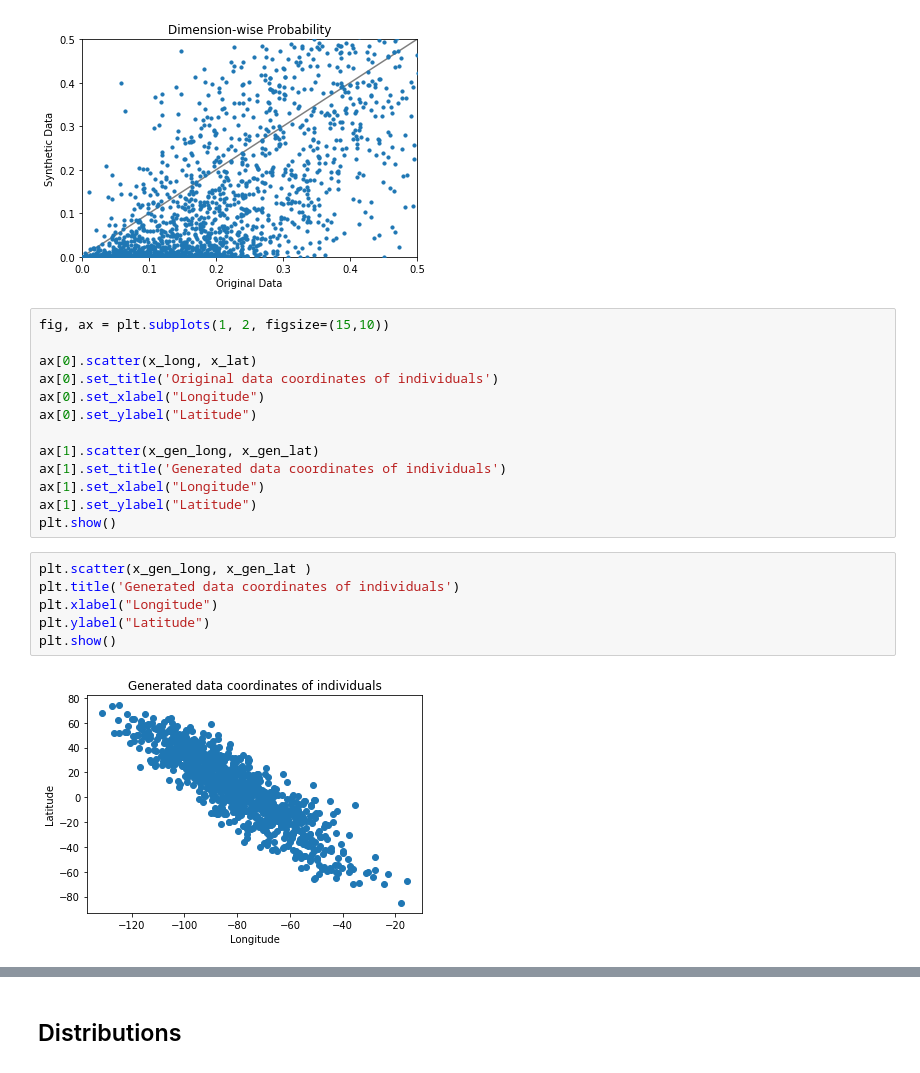
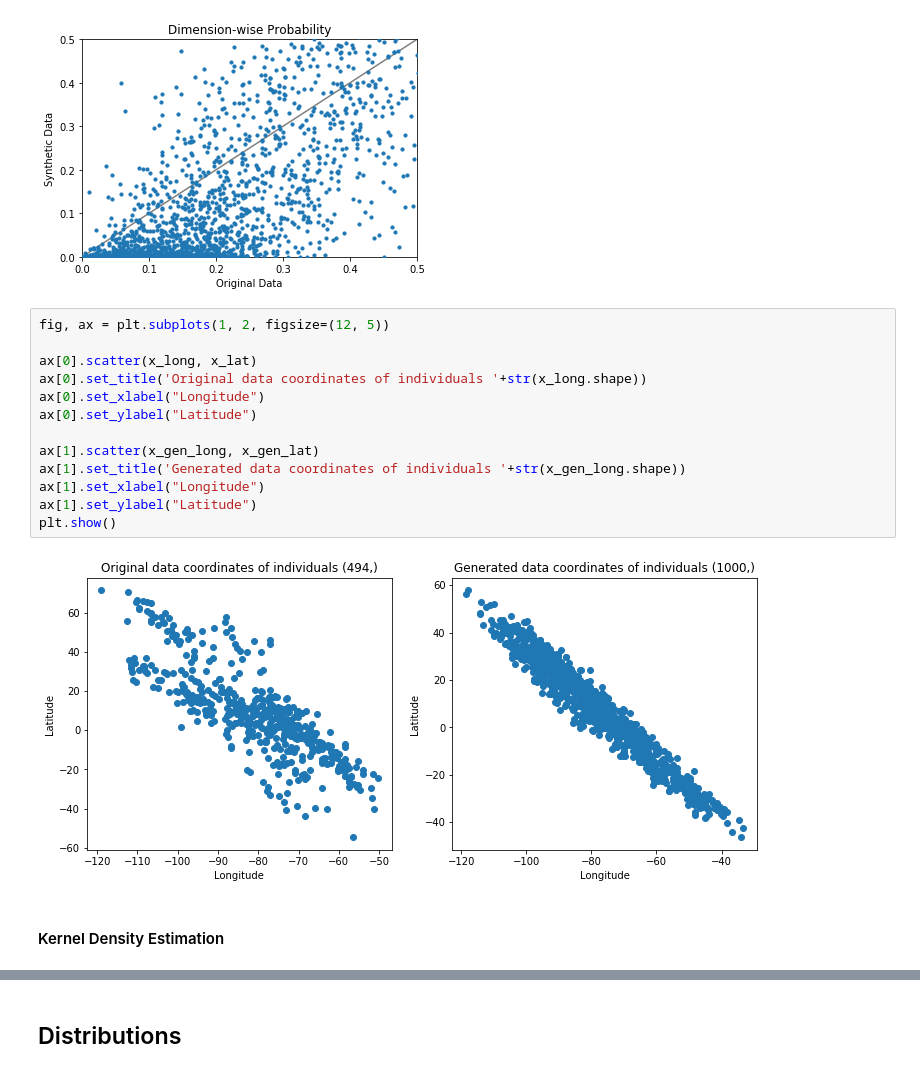
Before and after one commit to thomasgrsp/workaroundmedgan, a Jupyter notebook: notebooks/medgan_pca.ipynb, the cells around one changed output, grey strips where cells are left out. Saved outputs shown, nothing was run; the diff lists cells and outputs as text.

```diff
--- a/notebooks/medgan_pca.ipynb
+++ b/notebooks/medgan_pca.ipynb
@@ -130,23 +123,19 @@ get_dw_proba(x, x_gen)
 # %% [output]
 [figure]
 # %%
-fig, ax = plt.subplots(1, 2, figsize=(15,10))
+fig, ax = plt.subplots(1, 2, figsize=(12, 5))
 
 ax[0].scatter(x_long, x_lat)
-ax[0].set_title('Original data coordinates of individuals')
+ax[0].set_title('Original data coordinates of individuals '+str(x_long.shape))
 ax[0].set_xlabel("Longitude")
 ax[0].set_ylabel("Latitude")
 
 ax[1].scatter(x_gen_long, x_gen_lat)
-ax[1].set_title('Generated data coordinates of individuals')
+ax[1].set_title('Generated data coordinates of individuals '+str(x_gen_long.shape))
 ax[1].set_xlabel("Longitude")
 ax[1].set_ylabel("Latitude")
 plt.show()
+# %% [output]
+[figure, added]
-# %%
-plt.scatter(x_gen_long, x_gen_lat )
-plt.title('Generated data coordinates of individuals')
-plt.xlabel("Longitude")
-plt.ylabel("Latitude")
-plt.show()
-# %% [output]
-[figure, removed]
+# %% [markdown]
+#### Kernel Density Estimation
```
Also changed, not shown: parts of 19 cells of this notebook.
